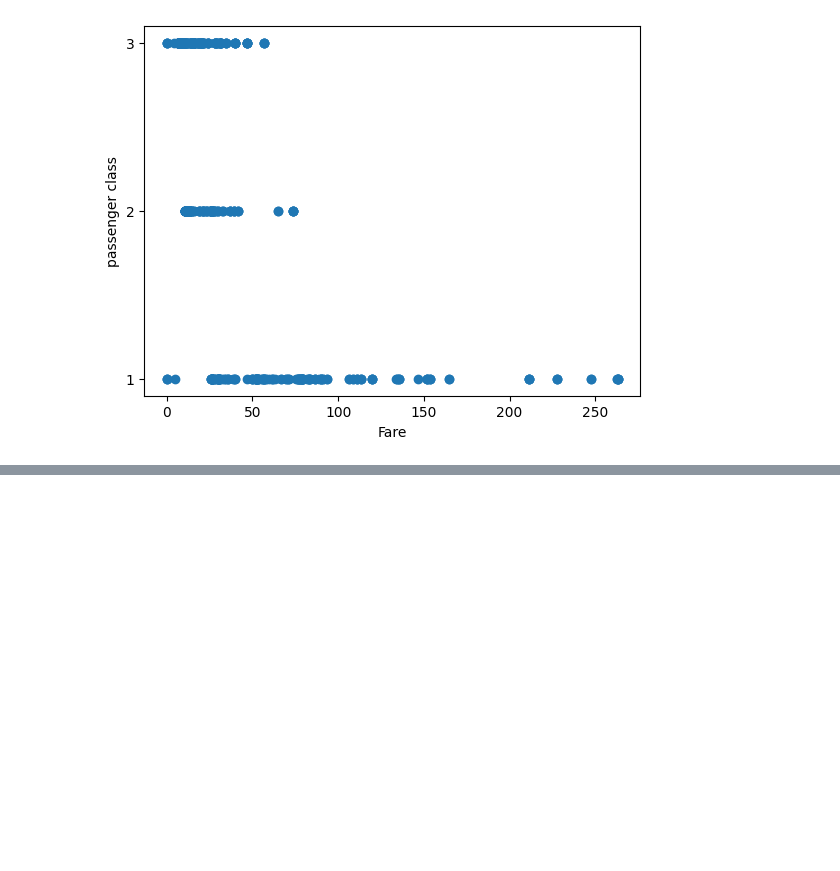
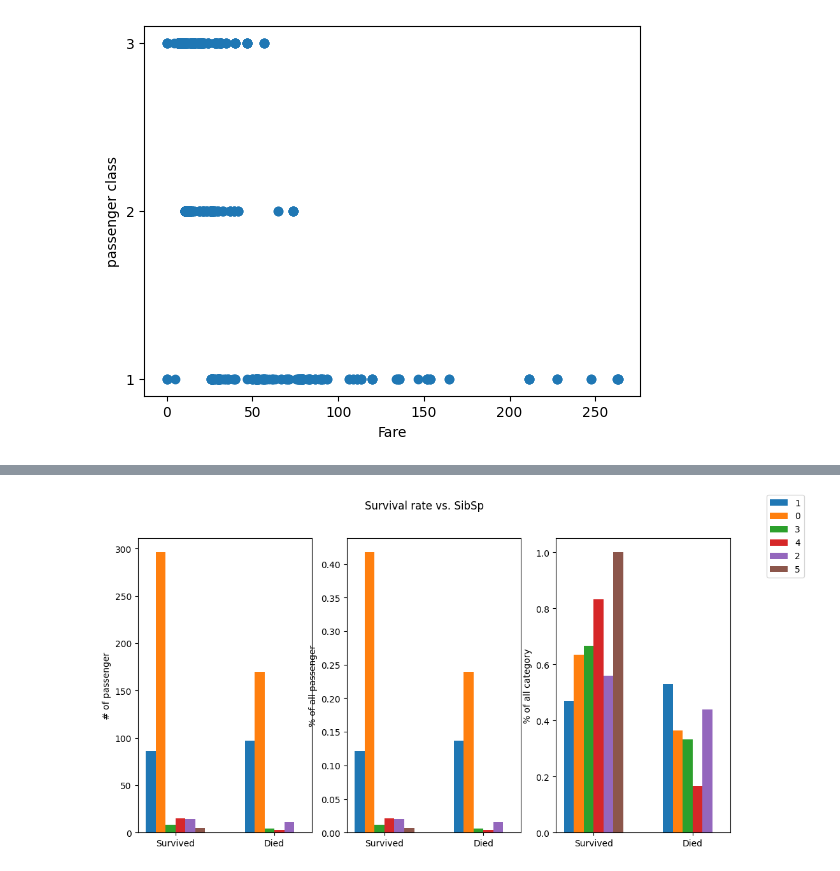
Before and after one commit to alexehrlich/titanic, a Jupyter notebook: data_exploration.ipynb, the cells around one changed output, grey strips where cells are left out. Cells and saved outputs as stored; diff of their text form; code cells hidden in the pictures; blank space fills up the shorter version.

```diff
--- a/data_exploration.ipynb
+++ b/data_exploration.ipynb
@@ -214,0 +214,4 @@ plt.show()
+# %%
+plot_survival_for_class_features(train_df, 'SibSp', bar_width=0.1)
+# %% [output]
+[figure, added]
```
Also changed, not shown: parts of 5 cells of this notebook.
